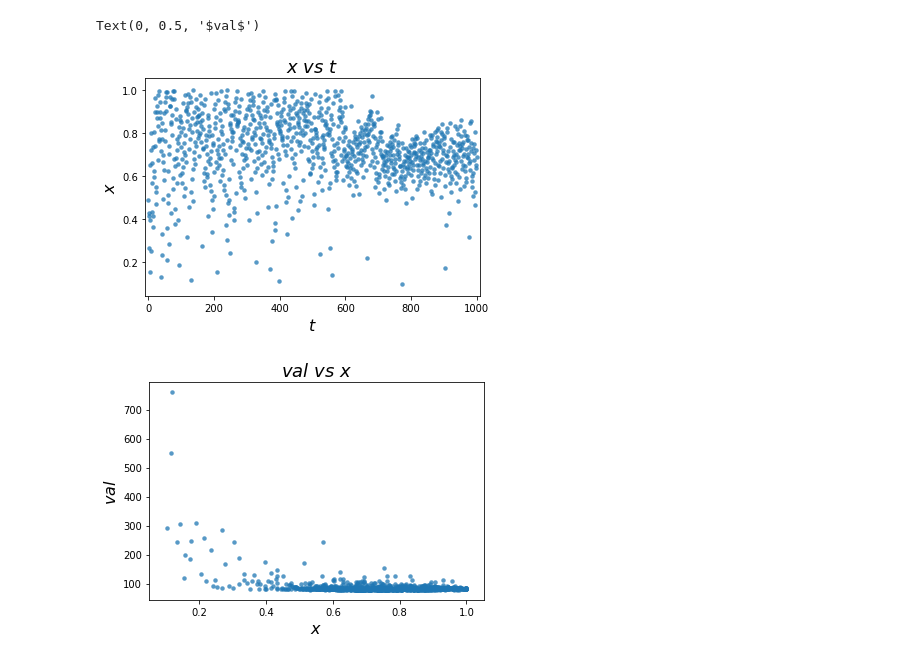
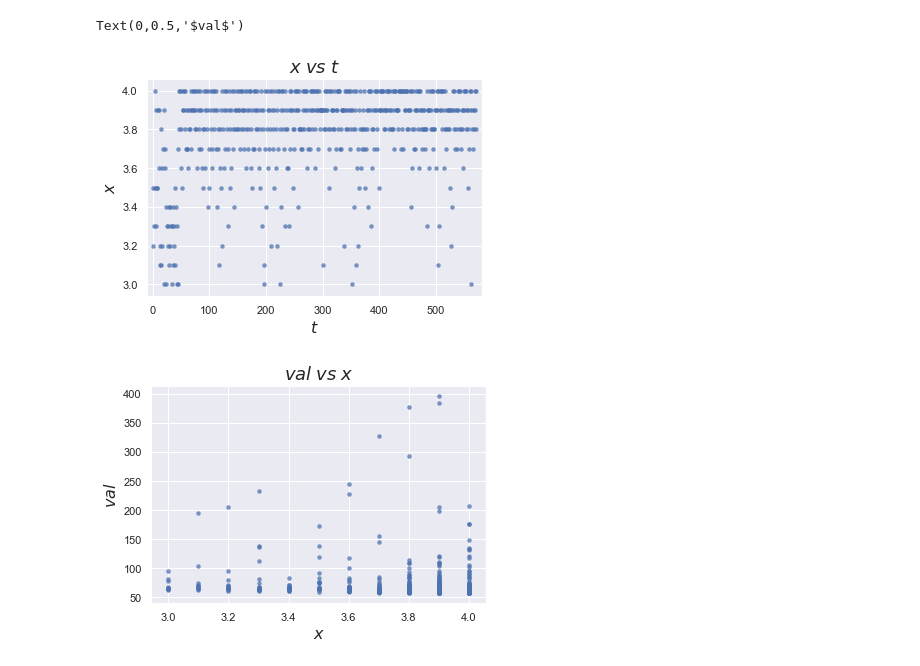
Before and after one commit to test-v1/notebooks-1, a Jupyter notebook: yolo/Prod Model Validation.ipynb, the cells around one changed output. Saved outputs shown, nothing was run; the diff lists cells and outputs as text; code cells hidden in the pictures.

```diff
--- a/yolo/Prod Model Validation.ipynb
+++ b/yolo/Prod Model Validation.ipynb
@@ -291,11 +393,10 @@ recall = len(results['tp'])/(len(results['tp'])+len(results['fn']))
 import pickle
 import time
 from hyperopt import fmin, tpe, hp, STATUS_OK, Trials
-from hyperopt.mongoexp import MongoTrials
-
 
 def objective(x):
     print(x)
+    hyper_vids = np.hstack((failed_videos.sample(100).index.values, succeeded_videos.sample(100).index.values))
     results = eval_vids(vids, plot=False, thresh = x['thresh'], v_thresh = x['v_thresh'], min_ewm = x['min_ewm'], ewm_span = x['ewm_span'], rolling_win = x['rolling_win'], rolling_multiple = x['rolling_multiple'])
     loss = len(results['fp']) + len(results['fn'])
     print(loss)
@@ -307,19 +408,19 @@ def objective(x):
         'results': results,
         }
 
-trials = MongoTrials('mongo://localhost:1234/foo_db/jobs', exp_key='exp1')
+trials = Trials()
 
 space = {
-    'thresh': hp.uniform('thresh', 0.02, 0.16),
-    'v_thresh': hp.uniform('v_thresh', 0.5, 3),
-    'min_ewm': hp.uniform('min_ewm', 0.1, 1.0),
-    'ewm_span': hp.quniform('ewm_span', 3, 50, 1),
-    'rolling_win': hp.quniform('rolling_win', 10, 500, 2),
-    'rolling_multiple': hp.uniform('rolling_multiple', 2, 10)
+    'thresh': hp.quniform('thresh', 0.05, 0.3, 0.02),
+    'v_thresh': hp.quniform('v_thresh', 1.5, 3, 0.1),
+    'min_ewm': hp.quniform('min_ewm', 0.3, 0.7, 0.05),
+    'ewm_span': hp.quniform('ewm_span', 2, 30, 1),
+    'rolling_win': hp.quniform('rolling_win', 150, 300, 10),
+    'rolling_multiple': hp.quniform('rolling_multiple', 3, 4, 0.1)
 }
 best = fmin(objective,
     space=space,
     algo=tpe.suggest,
-    max_evals=2,
+    max_evals=2000,
     trials=trials)
 # %% [output]
@@ -349,21 +450,21 @@ tt_sorted = sorted(tt, key=lambda x: x['result']['loss'])[:20]
 # %%
 f, ax = plt.subplots(1)
-xs = [t['tid'] for t in trials.trials]
-ys = [t['misc']['vals']['min_ewm'] for t in trials.trials]
+xs = [t['tid'] for t in trials.trials[:-1]]
+ys = [t['misc']['vals']['rolling_multiple'] for t in trials.trials[:-1]]
 ax.set_xlim(xs[0]-10, xs[-1]+10)
 ax.scatter(xs, ys, s=20, linewidth=0.01, alpha=0.75)
 ax.set_title('$x$ $vs$ $t$ ', fontsize=18)
 ax.set_xlabel('$t$', fontsize=16)
 ax.set_ylabel('$x$', fontsize=16)
 
 f, ax = plt.subplots(1)
-xs = [t['misc']['vals']['min_ewm'] for t in trials.trials]
-ys = [t['result']['loss'] for t in trials.trials]
+xs = [t['misc']['vals']['rolling_multiple'] for t in trials.trials[:-1]]
+ys = [t['result']['loss'] for t in trials.trials[:-1]]
 ax.scatter(xs, ys, s=20, linewidth=0.01, alpha=0.75)
 ax.set_title('$val$ $vs$ $x$ ', fontsize=18)
 ax.set_xlabel('$x$', fontsize=16)
 ax.set_ylabel('$val$', fontsize=16)
 # %% [output]
-Text(0, 0.5, '$val$')
+Text(0,0.5,'$val$')
-[figure, old version]
+[figure, new version]
-[figure, old version]
+[figure, new version]
```
Also changed, not shown: parts of 17 cells of this notebook.
